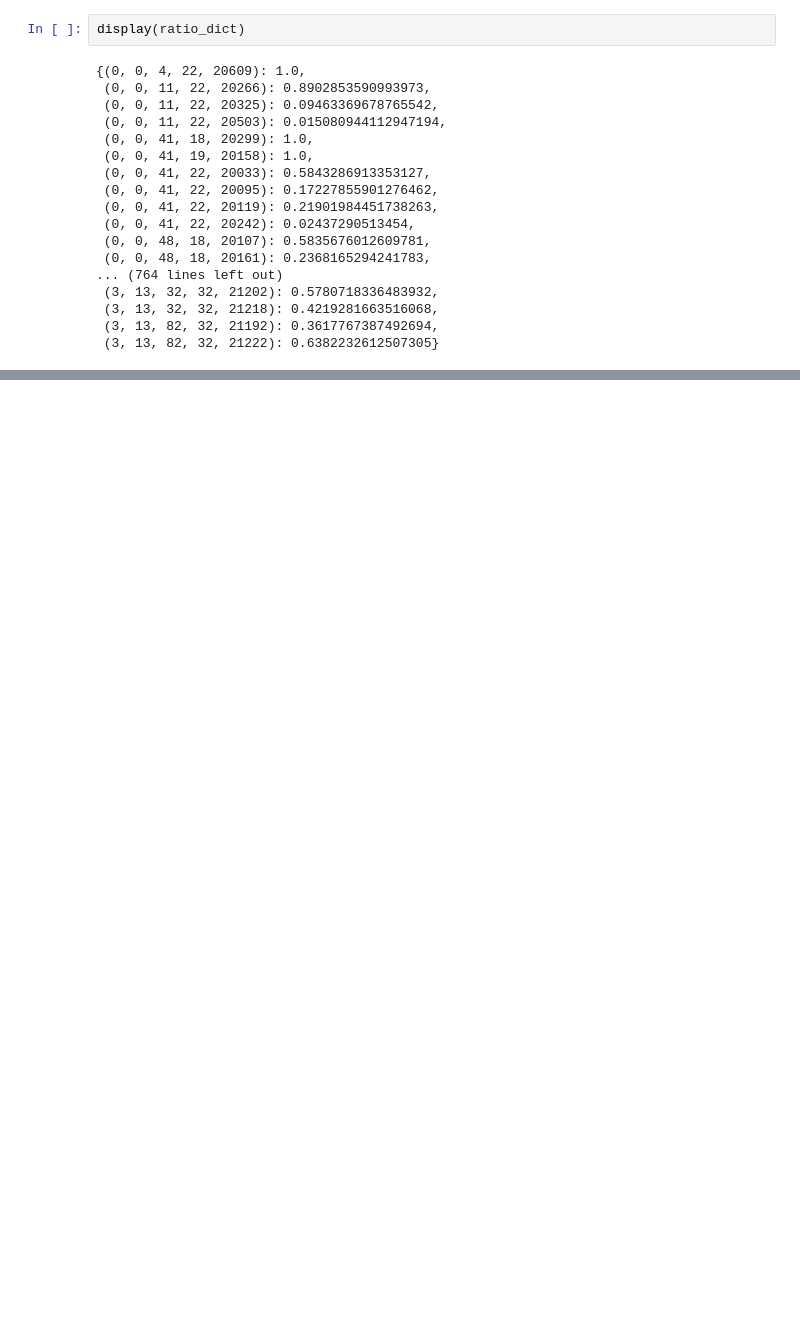
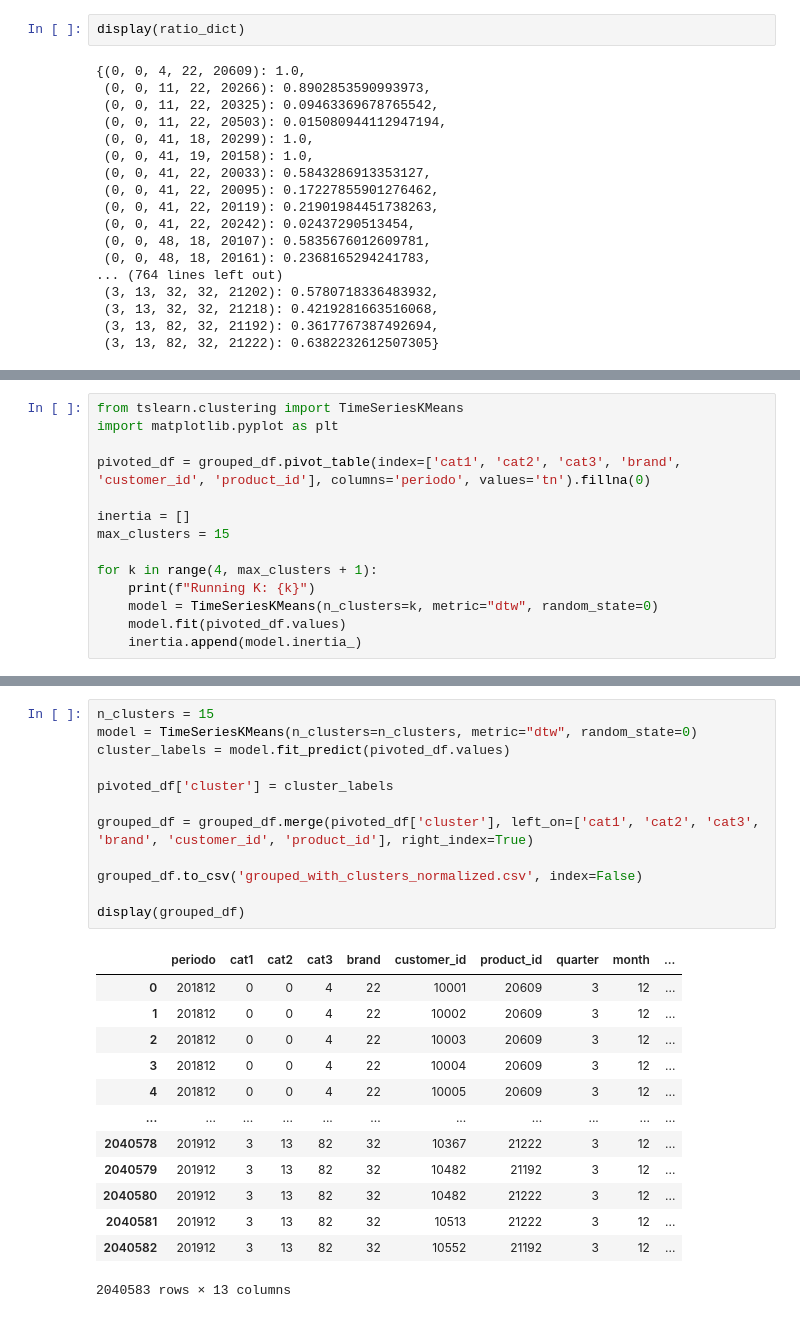
Before and after one commit to marianoMarchetta1/LaboratorioIII, a Jupyter notebook: Models/CategoryGroupClusteringFixed/model.ipynb, the cells around one changed output, grey strips where cells are left out. Saved outputs shown, nothing was run; the diff lists cells and outputs as text; blank space fills up the shorter version.

```diff
--- a/Models/CategoryGroupClusteringFixed/model.ipynb
+++ b/Models/CategoryGroupClusteringFixed/model.ipynb
@@ -331,0 +273,14 @@ dtype: object
+# %%
+from tslearn.clustering import TimeSeriesKMeans
+import matplotlib.pyplot as plt
+
+pivoted_df = grouped_df.pivot_table(index=['cat1', 'cat2', 'cat3', 'brand', 'customer_id', 'product_id'], columns='periodo', values='tn').fillna(0)
+
+inertia = []
+max_clusters = 15
+
+for k in range(4, max_clusters + 1):
+    print(f"Running K: {k}")
+    model = TimeSeriesKMeans(n_clusters=k, metric="dtw", random_state=0)
+    model.fit(pivoted_df.values)
+    inertia.append(model.inertia_)
@@ -332 +303,27 @@ dtype: object
+# %%
+n_clusters = 15
+model = TimeSeriesKMeans(n_clusters=n_clusters, metric="dtw", random_state=0)
+cluster_labels = model.fit_predict(pivoted_df.values)
+
+pivoted_df['cluster'] = cluster_labels
+
+grouped_df = grouped_df.merge(pivoted_df['cluster'], left_on=['cat1', 'cat2', 'cat3', 'brand', 'customer_id', 'product_id'], right_index=True)
+
+grouped_df.to_csv('grouped_with_clusters_normalized.csv', index=False)
+
+display(grouped_df)
+# %% [output]
+|  | periodo | cat1 | cat2 | cat3 | brand | customer_id | product_id | quarter | month | ... |
+| 0 | 201812 | 0 | 0 | 4 | 22 | 10001 | 20609 | 3 | 12 | ... |
+| 1 | 201812 | 0 | 0 | 4 | 22 | 10002 | 20609 | 3 | 12 | ... |
+| 2 | 201812 | 0 | 0 | 4 | 22 | 10003 | 20609 | 3 | 12 | ... |
+| 3 | 201812 | 0 | 0 | 4 | 22 | 10004 | 20609 | 3 | 12 | ... |
+| 4 | 201812 | 0 | 0 | 4 | 22 | 10005 | 20609 | 3 | 12 | ... |
+| ... | ... | ... | ... | ... | ... | ... | ... | ... | ... | ... |
+| 2040578 | 201912 | 3 | 13 | 82 | 32 | 10367 | 21222 | 3 | 12 | ... |
+| 2040579 | 201912 | 3 | 13 | 82 | 32 | 10482 | 21192 | 3 | 12 | ... |
+| 2040580 | 201912 | 3 | 13 | 82 | 32 | 10482 | 21222 | 3 | 12 | ... |
+| 2040581 | 201912 | 3 | 13 | 82 | 32 | 10513 | 21222 | 3 | 12 | ... |
+| 2040582 | 201912 | 3 | 13 | 82 | 32 | 10552 | 21192 | 3 | 12 | ... |
+2040583 rows × 13 columns
 # %% [markdown]
```
Also changed, not shown: parts of 40 cells of this notebook.
